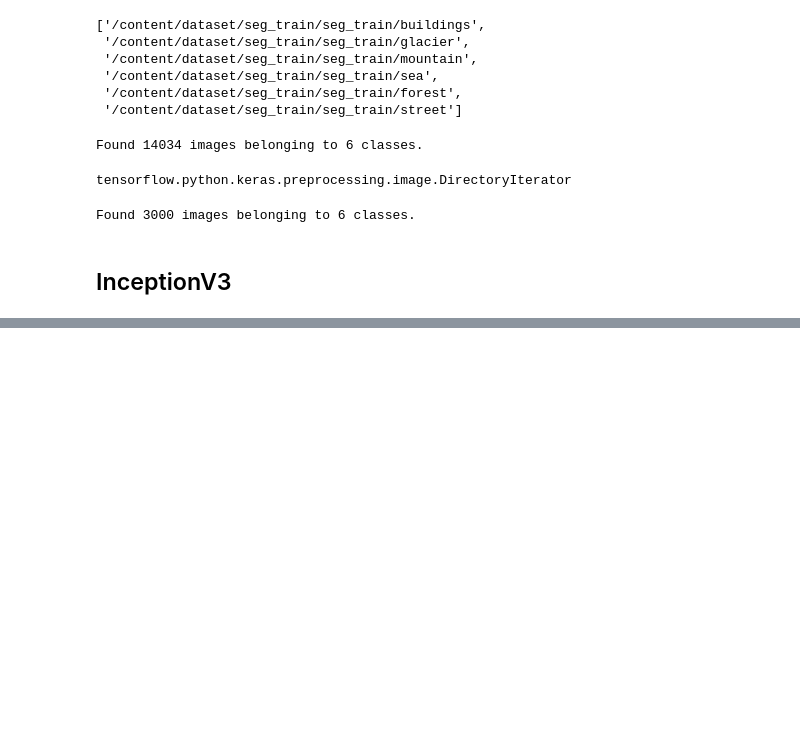
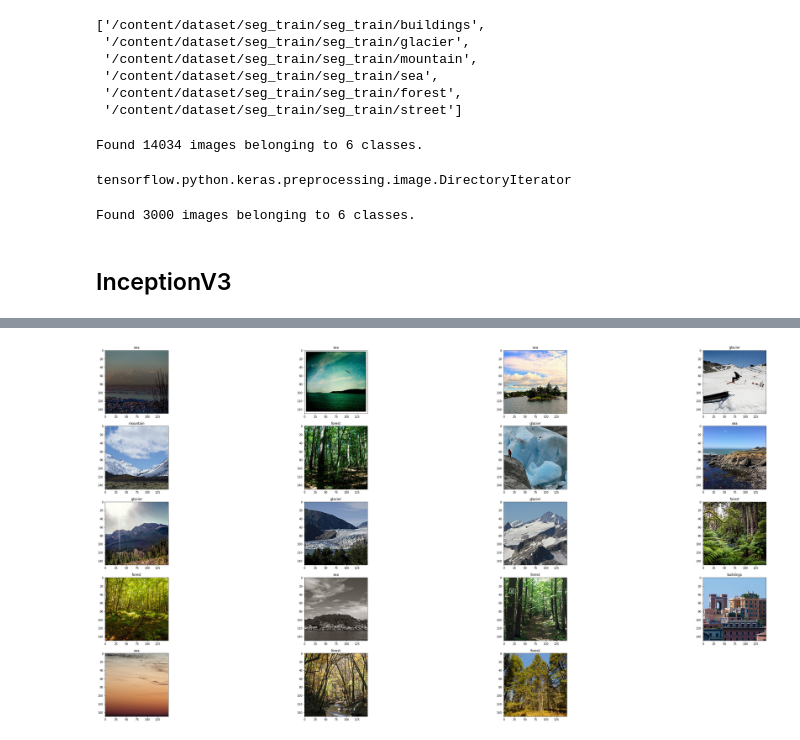
Before and after one commit to infiniteoverflow/Intel-Image-Classification-Challenge, a Jupyter notebook: Image_Scene_Classification.ipynb, the cells around one changed output, grey strips where cells are left out. Cells and saved outputs as stored; diff of their text form; code cells hidden in the pictures; blank space fills up the shorter version.

Commit message:
InceptionV3 train : 89% test: 87%

```diff
--- a/Image_Scene_Classification.ipynb
+++ b/Image_Scene_Classification.ipynb
@@ -111,10 +129,12 @@ ________________________________________________________________________________
 # %%
 x = base_model.output
 
+x = tf.keras.layers.Flatten()(x)
 x = tf.keras.layers.Dense(1024,activation='relu')(x)
+x = tf.keras.layers.Dropout(0.25)(x)
 predictions = tf.keras.layers.Dense(6, activation='softmax')(x)
 # %%
-model = tf.keras.Model(inputs=base_model.input,outputs=predictions)
+model = tf.keras.models.Model(inputs=base_model.input,outputs=predictions)
 # %%
 model.summary()
 # %% [output]
@@ -137,0 +164,6 @@ ________________________________________________________________________________
+# %%
+model.fit_generator(
+    train_generator,
+    epochs=5,
+    validation_data = test_generator
+)
@@ -137,0 +211,33 @@ ________________________________________________________________________________
+# %%
+import matplotlib.pyplot as plt
+
+labels = [
+  'buildings',
+  'forest',
+  'glacier',
+  'mountain',
+  'sea',
+  'street'
+]
+
+w=10
+h=10
+fig=plt.figure(figsize=(50, 50))
+columns = 4
+rows = len(images)//4
+
+for index in range(1,20):
+  img = load_img(images[index],target_size=(150,150))
+  img = img_to_array(img)
+  img = img/255.0
+  img = img.reshape((1,150,150,3))
+
+  title = np.argmax(model.predict(img))
+
+  fig.add_subplot(10,4, index)
+  plt.imshow(img.reshape((150,150,3)))
+  plt.title(labels[title],loc='center')
+
+plt.show()
+# %% [output]
+[figure, added]
```
Also changed, not shown: parts of 12 cells of this notebook.
